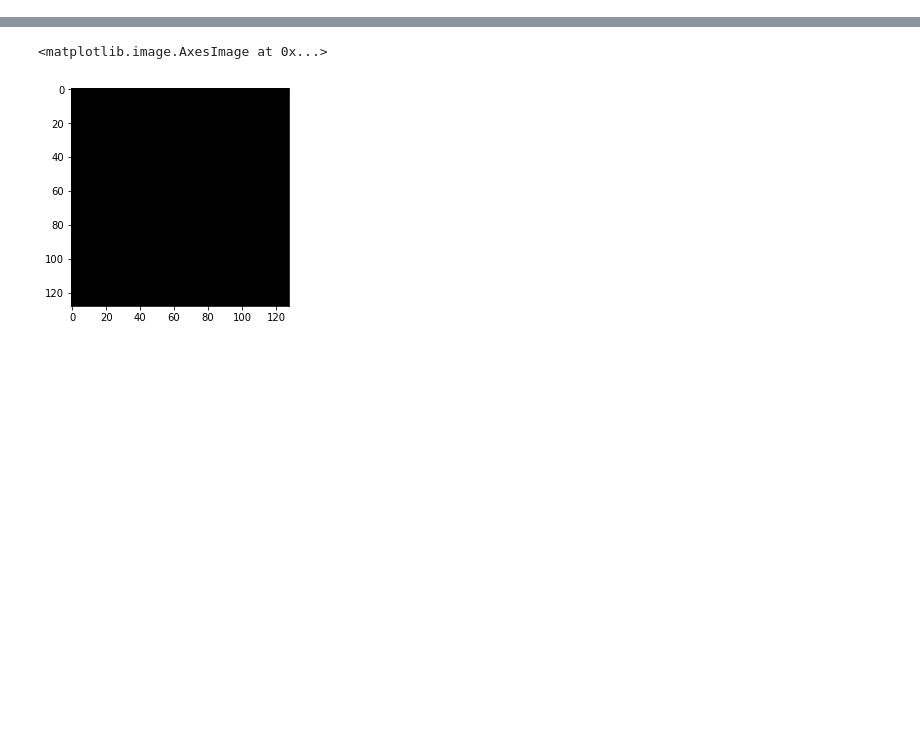
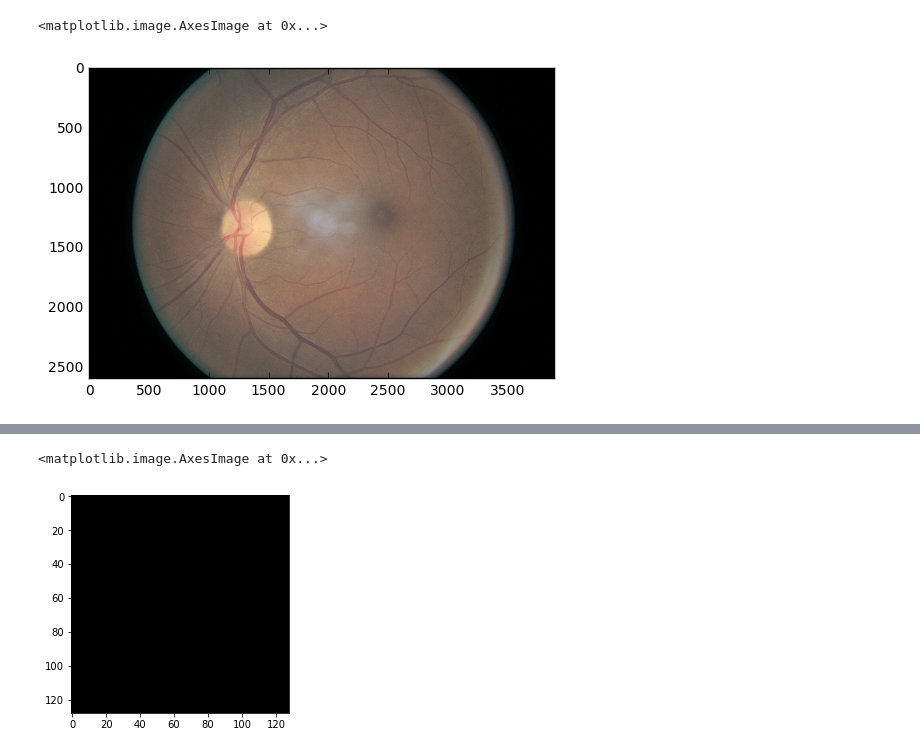
Before and after one commit to yangliu0198/diabetic-retinopathy-detection, a Jupyter notebook: diabetic.ipynb, the cells around one changed output, grey strips where cells are left out. Drawn from its saved outputs; the diff is of its cells as text; code cells hidden in the pictures; blank space fills up the shorter version.

```diff
--- a/diabetic.ipynb
+++ b/diabetic.ipynb
@@ -76,6 +74,10 @@ def crop_img(img):
     return image
 # %%
 #crop different sizes
+plt.imshow(crop_img(img2))
+# %% [output]
+<matplotlib.image.AxesImage at 0x...>
+[figure, added]
 # %%
 #reshape
 def reshape_img(filename, dimension):
```
Also changed, not shown: parts of 22 cells of this notebook.
